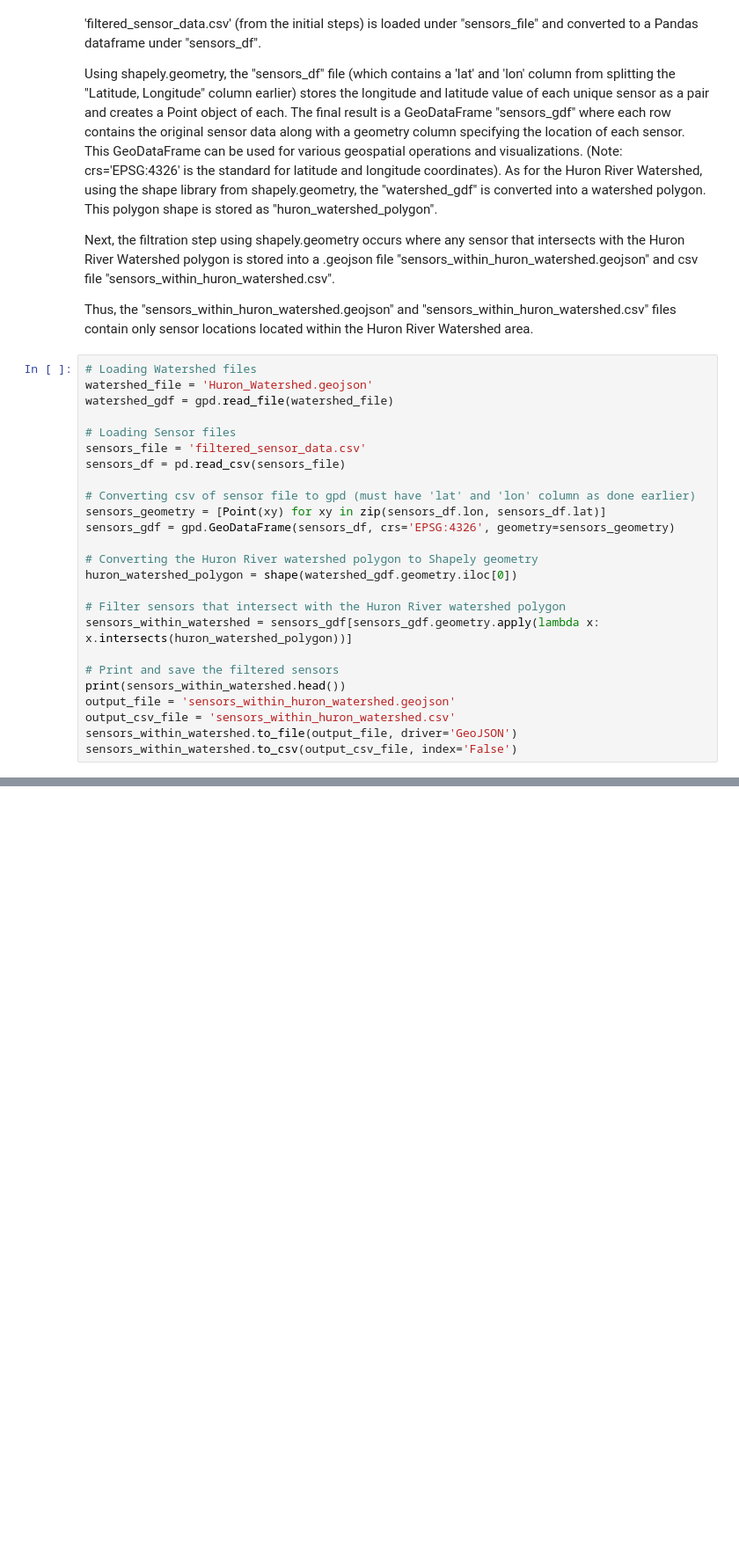
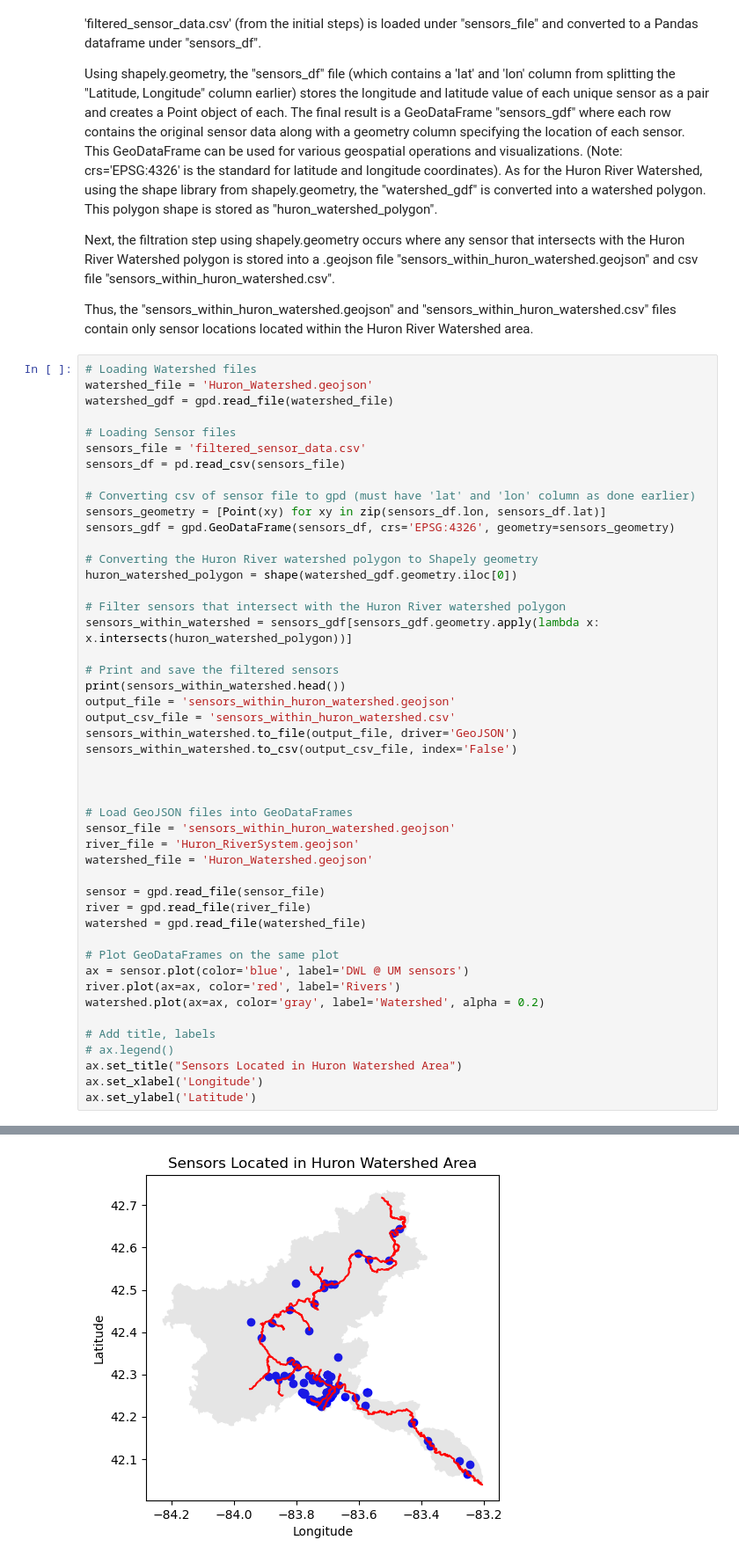
Before and after one commit to shinapatel/Huron_Watershed_Site_Updates, a Jupyter notebook: huron_geo.ipynb, the cells around one changed output, grey strips where cells are left out. Shown at 88% size. Cells and saved outputs as stored; diff of their text form; blank space fills up the shorter version.

```diff
--- a/huron_geo.ipynb
+++ b/huron_geo.ipynb
@@ -141,6 +141,28 @@ output_file = 'sensors_within_huron_watershed.geojson'
 output_csv_file = 'sensors_within_huron_watershed.csv'
 sensors_within_watershed.to_file(output_file, driver='GeoJSON')
 sensors_within_watershed.to_csv(output_csv_file, index='False')
+
+
+
+# Load GeoJSON files into GeoDataFrames
+sensor_file = 'sensors_within_huron_watershed.geojson'
+river_file = 'Huron_RiverSystem.geojson'
+watershed_file = 'Huron_Watershed.geojson'
+
+sensor = gpd.read_file(sensor_file)
+river = gpd.read_file(river_file)
+watershed = gpd.read_file(watershed_file)
+
+# Plot GeoDataFrames on the same plot
+ax = sensor.plot(color='blue', label='DWL @ UM sensors')
+river.plot(ax=ax, color='red', label='Rivers')
+watershed.plot(ax=ax, color='gray', label='Watershed', alpha = 0.2)
+
+# Add title, labels
+# ax.legend()
+ax.set_title("Sensors Located in Huron Watershed Area")
+ax.set_xlabel('Longitude')
+ax.set_ylabel('Latitude')
 # %% [output]
   Site ID Node ID  Distance from Node to Ground (mm)  \
 0  A2DWTP     NaN                                NaN
@@ -162,3 +185,4 @@ sensors_within_watershed.to_csv(output_csv_file, index='False')
+[figure, added]
 # %% [markdown]
 The following demonstrates a narrower version of filtration which removes any sensors that are not located close to the Huron River.
 
```
Also changed, not shown: parts of 2 cells of this notebook, 3 other files.
